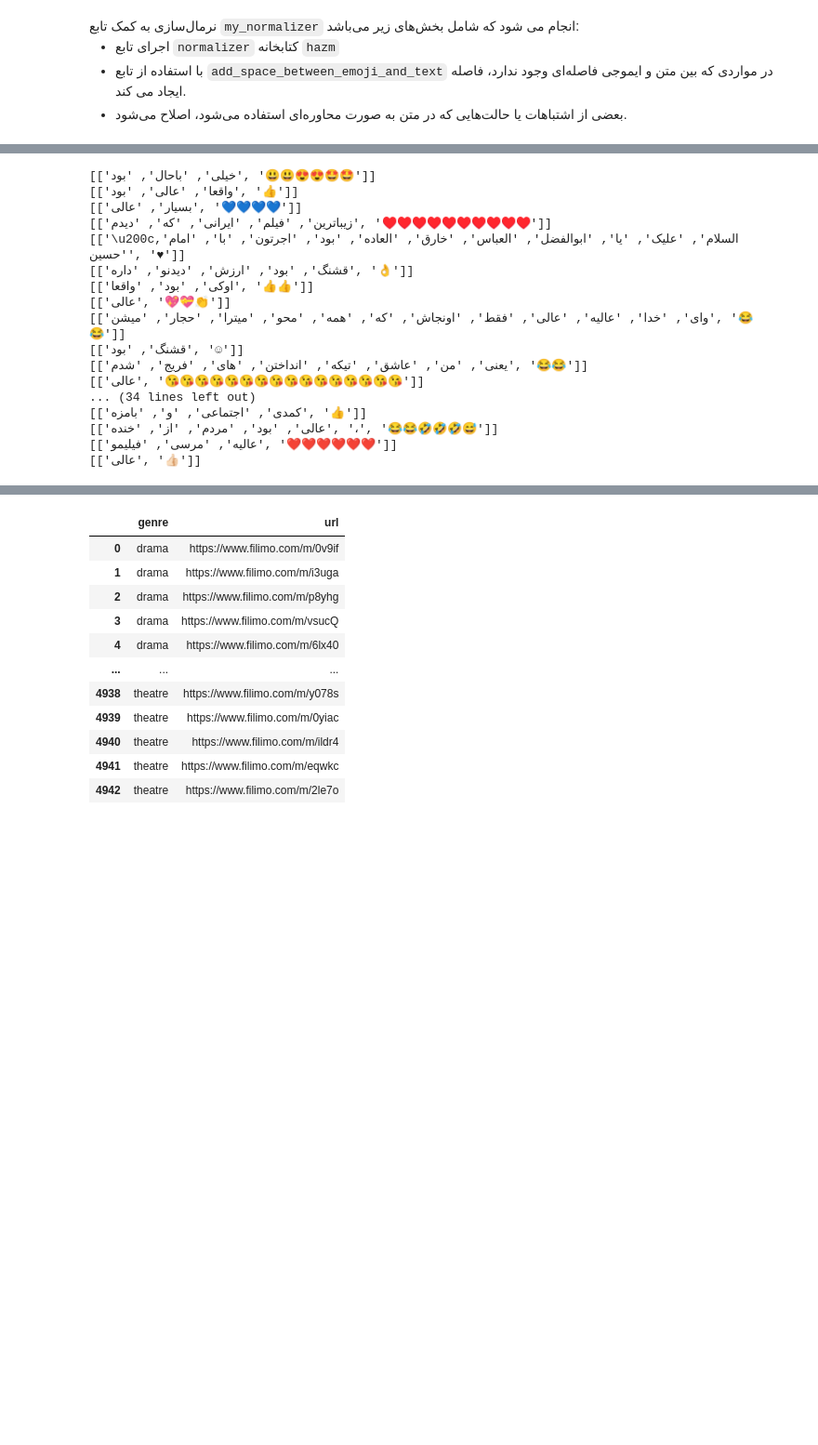
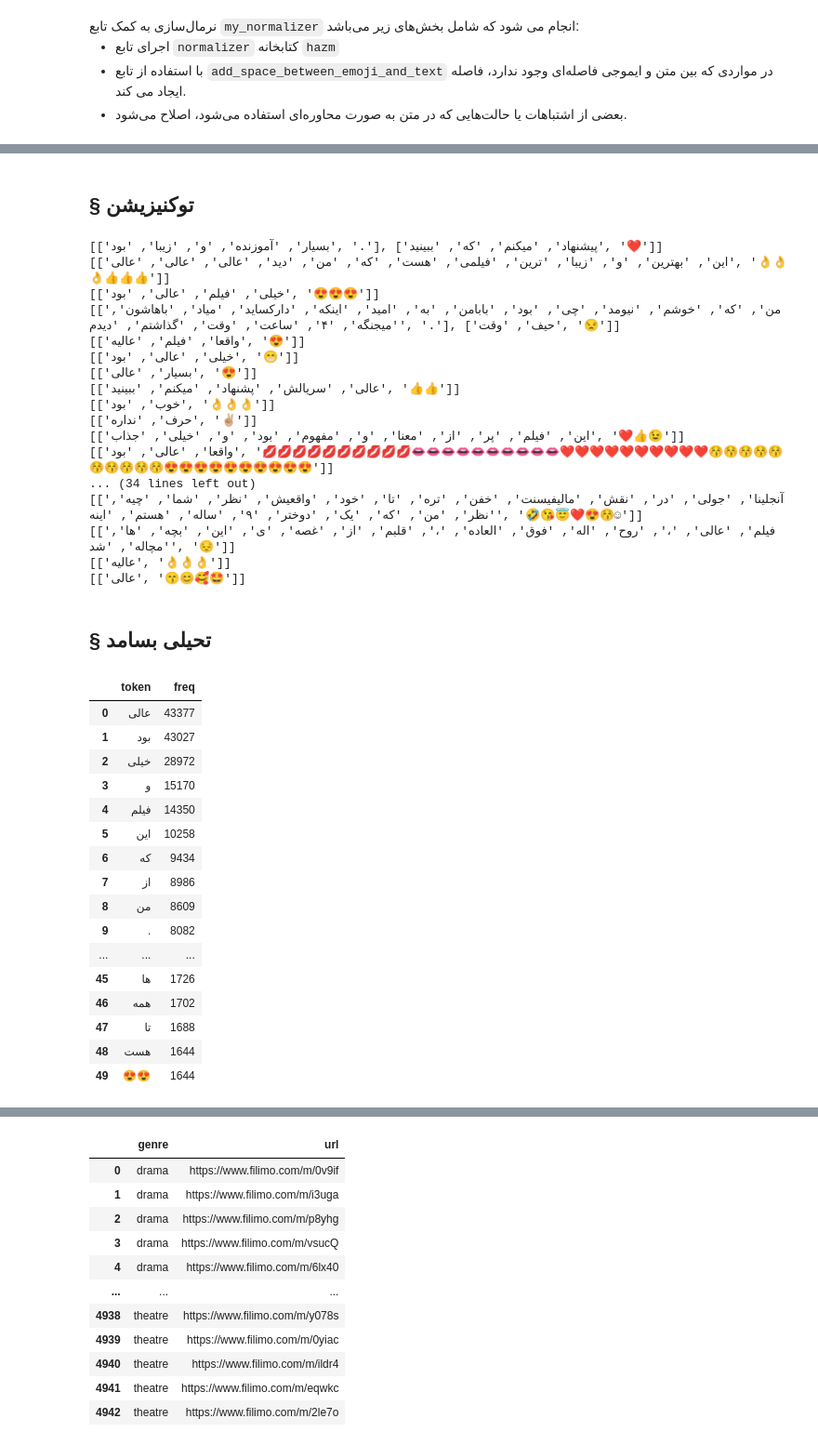
Before and after one commit to MMovasaghi/nlp, a Jupyter notebook: hw1/code/Untitled.ipynb, the cells around one changed output, grey strips where cells are left out. Shown: that part at 93% size. Drawn from its saved outputs; the diff is of its cells as text; code cells hidden in the pictures; blank space fills up the shorter version.

```diff
--- a/hw1/code/Untitled.ipynb
+++ b/hw1/code/Untitled.ipynb
@@ -282,7 +283,11 @@ for i, t in enumerate(test_set):
 # %%
 comments = []
 for comment in tqdm(comments_with_emoji):
-    comments.append(comment.replace("&#039;", "\'").replace('\n', '').strip().split())
+    for c in persian_alphabet:
+        if c in comment:
+            comments.append(comment.replace("&#039;", "\'").replace('\n', '').strip().split())
+            break
 
+print(f"Comments number: {len(comments)}")
 head_list(comments, sep='\n')
 # %% [output]
@@ -350,23 +356,59 @@ for x in random.sample(comments_sentences, 50):
+# %% [markdown]
+<h2 style='direction:rtl;font-family: "B Lotus";'>§ توکنیزیشن</h2>
 # %%
 comments_tokens = [[hazm.word_tokenize(sent) for sent in sents] for sents in tqdm(comments_sentences)]
 # %%
 for x in random.sample(comments_tokens, 50):
     print(x)
 # %% [output]
-[['خیلی', 'باحال', 'بود', '😃😃😍😍🤩🤩']]
-[['واقعا', 'عالی', 'بود', '👍']]
-[['بسیار', 'عالی', '💙💙💙💙']]
-[['زیباترین', 'فیلم', 'ایرانی', 'که', 'دیدم', '♥️♥️♥️♥️♥️♥️♥️♥️♥️♥️']]
-[['\u200cالسلام', 'علیک', 'یا', 'ابوالفضل', 'العباس', 'خارق', 'العاده', 'بود', 'اجرتون', 'با', 'امام', 'حسین', '♥']]
-[['قشنگ', 'بود', 'ارزش', 'دیدنو', 'داره', '👌']]
-[['اوکی', 'بود', 'واقعا', '👍👍']]
-[['عالی', '💖💝👏']]
-[['وای', 'خدا', 'عالیه', 'عالی', 'فقط', 'اونجاش', 'که', 'همه', 'محو', 'میترا', 'حجار', 'میشن', '😂😂']]
-[['قشنگ', 'بود', '☺']]
-[['یعنی', 'من', 'عاشق', 'تیکه', 'انداختن', 'های', 'فریج', 'شدم', '😂😂']]
-[['عالی', '😘😘😘😘😘😘😘😘😘😘😘😘😘😘😘😘']]
+[['بسیار', 'آموزنده', 'و', 'زیبا', 'بود', '.'], ['پیشنهاد', 'میکنم', 'که', 'ببینید', '❤']]
+[['این', 'بهترین', 'و', 'زیبا', 'ترین', 'فیلمی', 'هست', 'که', 'من', 'دید', 'عالی', 'عالی', 'عالی', '👌👌👌👍👍👍']]
+[['خیلی', 'فیلم', 'عالی', 'بود', '😍😍😍']]
+[['من', 'که', 'خوشم', 'نیومد', 'چی', 'بود', 'بابامن', 'به', 'امید', 'اینکه', 'دارکساید', 'میاد', 'باهاشون', 'میجنگه', '۴', 'ساعت', 'وقت', 'گذاشتم', 'دیدم', '.'], ['حیف', 'وقت', '😒']]
+[['واقعا', 'فیلم', 'عالیه', '😍']]
+[['خیلی', 'عالی', 'بود', '😁']]
+[['بسیار', 'عالی', '😍']]
+[['عالی', 'سریالش', 'پشنهاد', 'میکنم', 'ببینید', '👍👍']]
+[['خوب', 'بود', '👌👌👌']]
+[['حرف', 'نداره', '✌🏼']]
+[['این', 'فیلم', 'پر', 'از', 'معنا', 'و', 'مفهوم', 'بود', 'و', 'خیلی', 'جذاب', '❤️👍😉']]
+[['واقعا', 'عالی', 'بود', '💋💋💋💋💋💋💋💋💋💋👄👄👄👄👄👄👄👄👄👄❤❤❤❤❤❤❤❤❤❤😚😚😚😚😚😚😚😚😚😚😍😍😍😍😍😍😍😍😍😍']]
 ... (34 lines left out)
-[['کمدی', 'اجتماعی', 'و', 'بامزه', '👍']]
-[['عالی', 'بود', 'مردم', 'از', 'خنده', '،', '😂😂🤣🤣🤣😅']]
-[['عالیه', 'مرسی', 'فیلیمو', '❤❤❤❤❤❤']]
-[['عالی', '👍🏻']]
+[['آنجلینا', 'جولی', 'در', 'نقش', 'مالیفیسنت', 'خفن', 'تره', 'تا', 'خود', 'واقعیش', 'نظر', 'شما', 'چیه', 'نظر', 'من', 'که', 'یک', 'دوختر', '۹', 'ساله', 'هستم', 'اینه', '🤣😘😇❤😍😚☺']]
+[['فیلم', 'عالی', '،', 'روح', 'اله', 'فوق', 'العاده', '،', 'قلبم', 'از', 'غصه', 'ی', 'این', 'بچه', 'ها', 'مچاله', 'شد', '😔']]
+[['عالیه', '👌👌👌']]
+[['عالی', '😙😊🥰🤩']]
+# %% [markdown]
+<h2 style='direction:rtl;font-family: "B Lotus";'>§ تحیلی بسامد</h2>
+# %%
+from nltk import FreqDist
+import itertools
+import pandas as pd
+
+tokens = list(itertools.chain(*itertools.chain(*comments_tokens)))
+
+dataframe = {}
+
+data = FreqDist(tokens).most_common(50)
+
+
+freq_analysis = pd.DataFrame(data, columns=['token', 'freq'])
+freq_analysis
+# %% [output]
+|  | token | freq |
+| 0 | عالی | 43377 |
+| 1 | بود | 43027 |
+| 2 | خیلی | 28972 |
+| 3 | و | 15170 |
+| 4 | فیلم | 14350 |
+| 5 | این | 10258 |
+| 6 | که | 9434 |
+| 7 | از | 8986 |
+| 8 | من | 8609 |
+| 9 | . | 8082 |
+| ... | ... | ... |
+| 45 | ها | 1726 |
+| 46 | همه | 1702 |
+| 47 | تا | 1688 |
+| 48 | هست | 1644 |
+| 49 | 😍😍 | 1644 |
```
Also changed, not shown: parts of 6 cells of this notebook.
